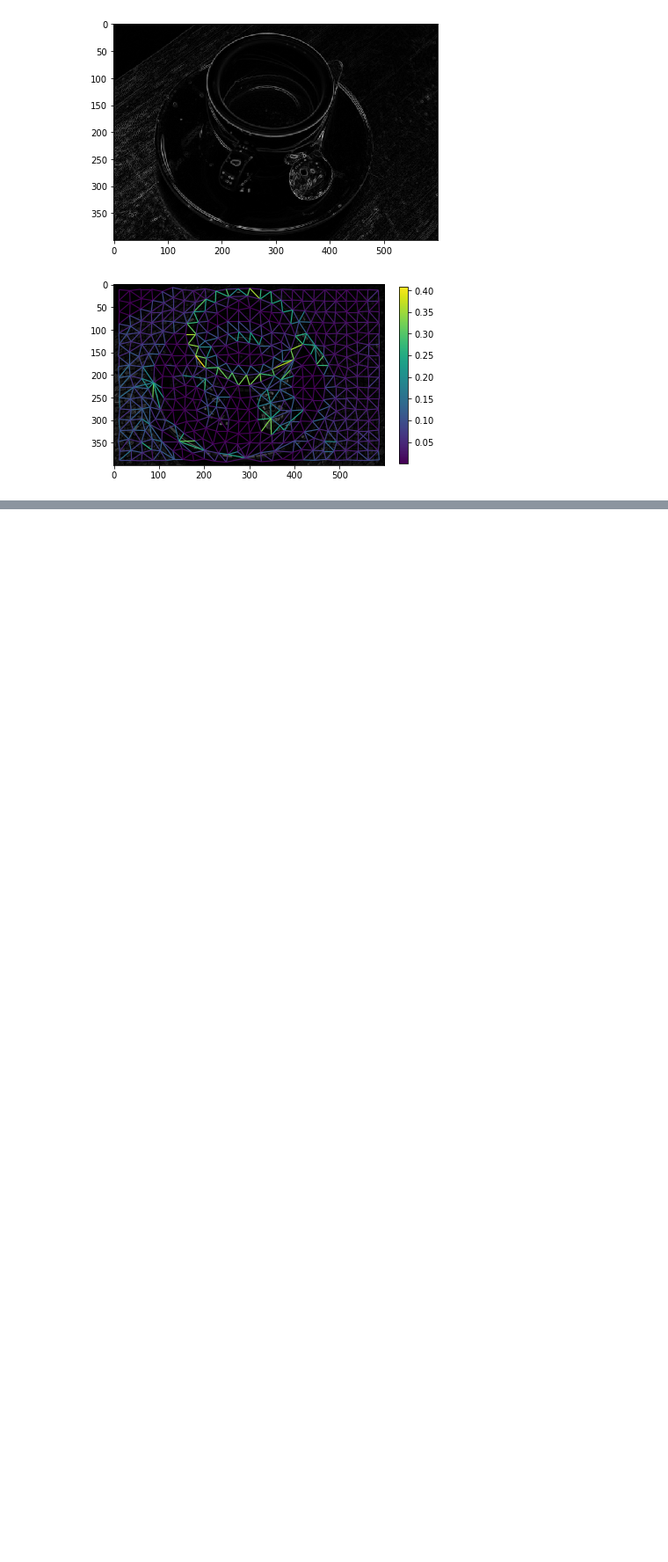
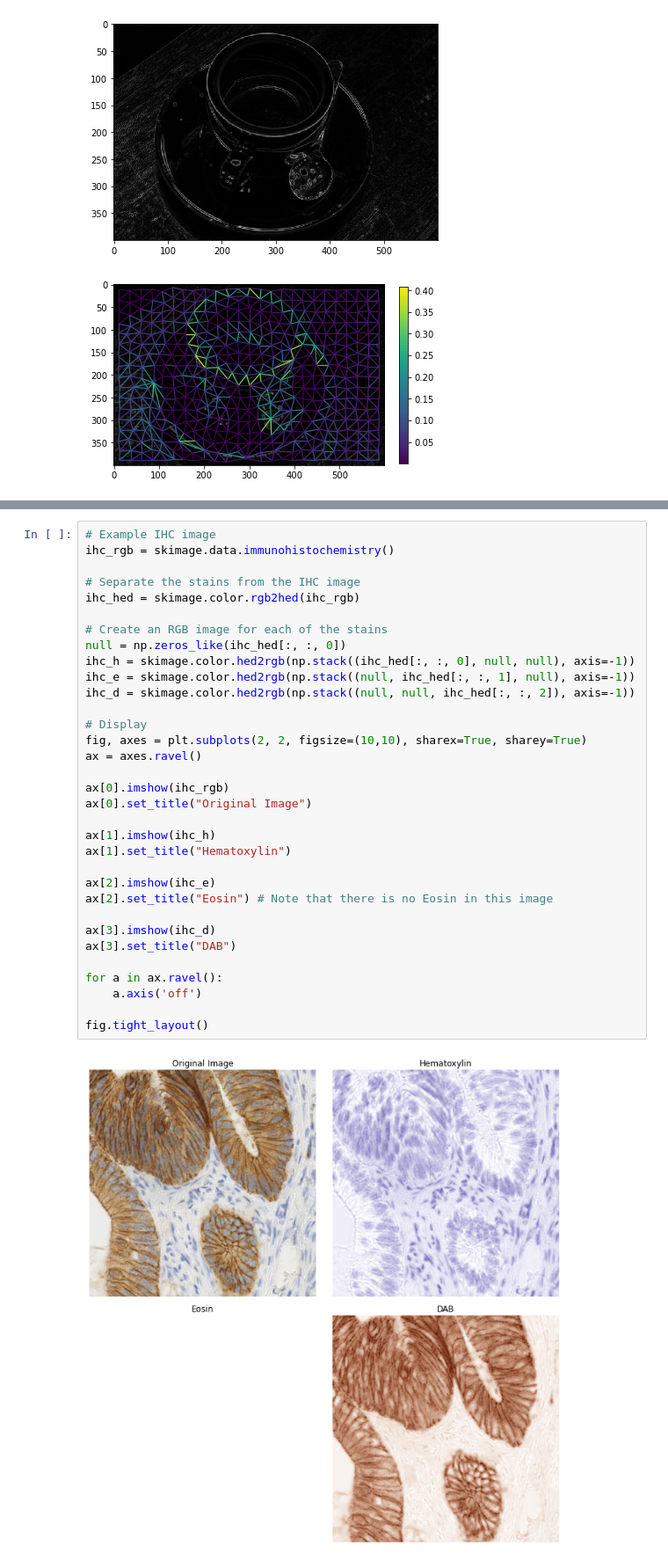
Before and after one commit to adamszymanowski/python-reference, a Jupyter notebook: libraries/scikit-image/ref00_color.ipynb, the cells around one changed output, grey strips where cells are left out. Shown at 88% size. Cells and saved outputs as stored; diff of their text form; blank space fills up the shorter version.

Commit message:
scikit-image: color - Tinting gray-scale images

```diff
--- a/libraries/scikit-image/ref00_color.ipynb
+++ b/libraries/scikit-image/ref00_color.ipynb
@@ -213,0 +226,35 @@ skimage.io.show()
+# %%
+# Example IHC image
+ihc_rgb = skimage.data.immunohistochemistry()
+
+# Separate the stains from the IHC image
+ihc_hed = skimage.color.rgb2hed(ihc_rgb)
+
+# Create an RGB image for each of the stains
+null = np.zeros_like(ihc_hed[:, :, 0])
+ihc_h = skimage.color.hed2rgb(np.stack((ihc_hed[:, :, 0], null, null), axis=-1))
+ihc_e = skimage.color.hed2rgb(np.stack((null, ihc_hed[:, :, 1], null), axis=-1))
+ihc_d = skimage.color.hed2rgb(np.stack((null, null, ihc_hed[:, :, 2]), axis=-1))
+
+# Display
+fig, axes = plt.subplots(2, 2, figsize=(10,10), sharex=True, sharey=True)
+ax = axes.ravel()
+
+ax[0].imshow(ihc_rgb)
+ax[0].set_title("Original Image")
+
+ax[1].imshow(ihc_h)
+ax[1].set_title("Hematoxylin")
+
+ax[2].imshow(ihc_e)
+ax[2].set_title("Eosin") # Note that there is no Eosin in this image
+
+ax[3].imshow(ihc_d)
+ax[3].set_title("DAB")
+
+for a in ax.ravel():
+    a.axis('off')
+
+fig.tight_layout()
+# %% [output]
+[figure, added]
```
Also changed, not shown: parts of 6 cells of this notebook.
